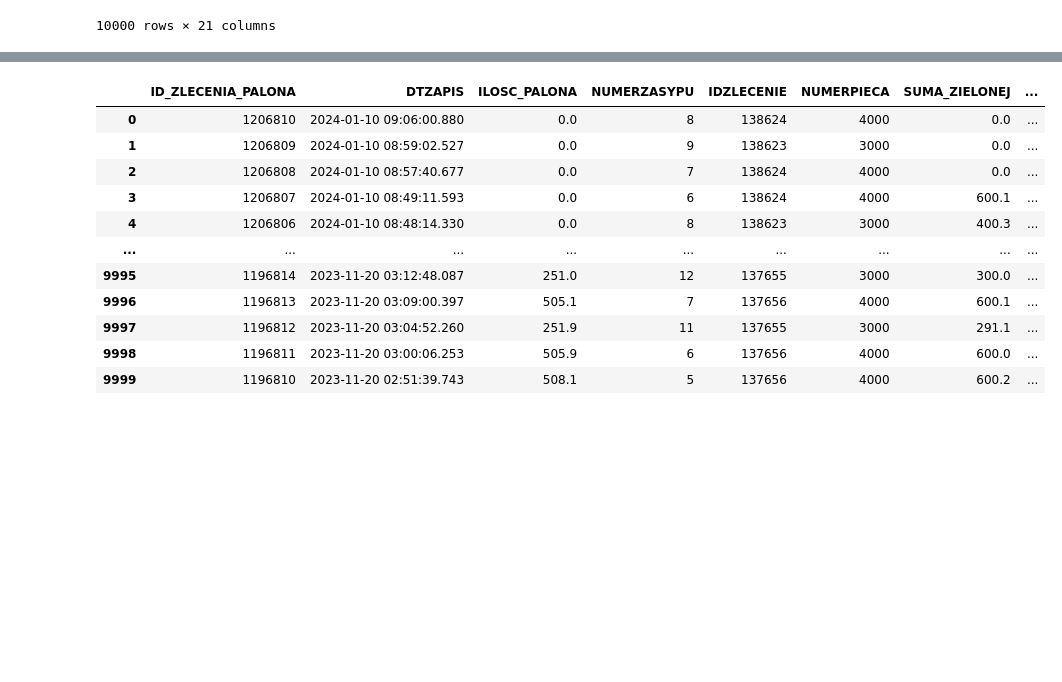
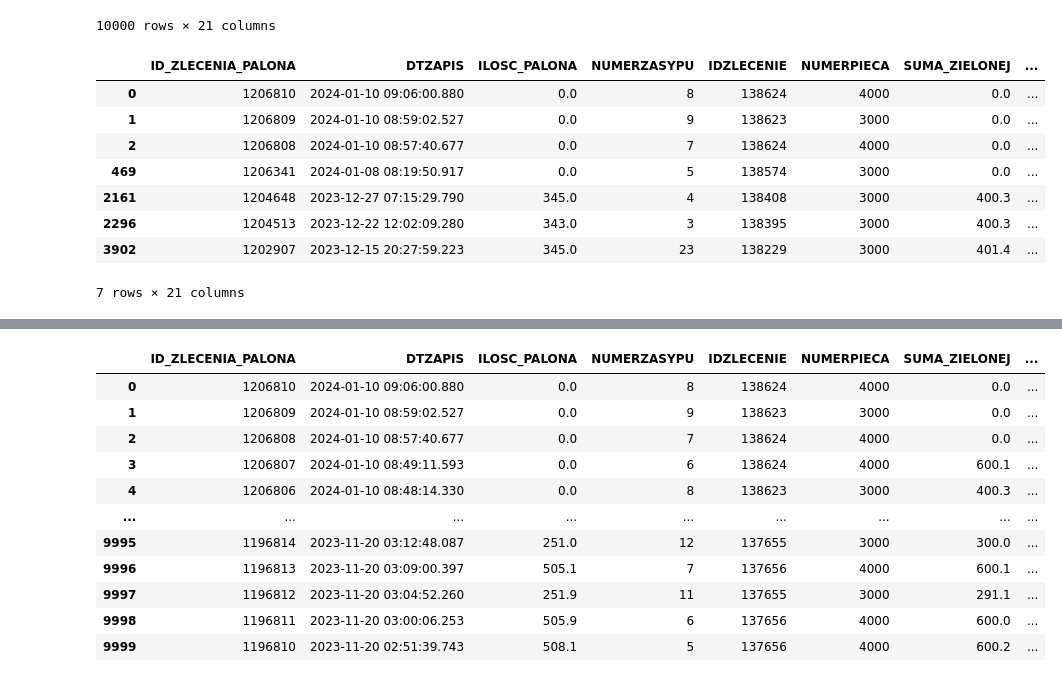
Before and after one commit to modebralski/jacobs, a Jupyter notebook: cleaning.ipynb, the cells around one changed output, grey strips where cells are left out. Drawn from its saved outputs; the diff is of its cells as text; code cells hidden in the pictures; blank space fills up the shorter version.

```diff
--- a/cleaning.ipynb
+++ b/cleaning.ipynb
@@ -384,3 +384,15 @@ jde_data
 10000 rows × 21 columns
 # %%
 jde_data = jde_data.dropna(subset=['SUMA_ZIELONEJ'])
+# %%
+jde_data[jde_data['dtRoastingStart'].isna()]
+# %% [output]
+|  | ID_ZLECENIA_PALONA | DTZAPIS | ILOSC_PALONA | NUMERZASYPU | IDZLECENIE | NUMERPIECA | SUMA_ZIELONEJ | ... |
+| 0 | 1206810 | 2024-01-10 09:06:00.880 | 0.0 | 8 | 138624 | 4000 | 0.0 | ... |
+| 1 | 1206809 | 2024-01-10 08:59:02.527 | 0.0 | 9 | 138623 | 3000 | 0.0 | ... |
+| 2 | 1206808 | 2024-01-10 08:57:40.677 | 0.0 | 7 | 138624 | 4000 | 0.0 | ... |
+| 469 | 1206341 | 2024-01-08 08:19:50.917 | 0.0 | 5 | 138574 | 3000 | 0.0 | ... |
+| 2161 | 1204648 | 2023-12-27 07:15:29.790 | 345.0 | 4 | 138408 | 3000 | 400.3 | ... |
+| 2296 | 1204513 | 2023-12-22 12:02:09.280 | 343.0 | 3 | 138395 | 3000 | 400.3 | ... |
+| 3902 | 1202907 | 2023-12-15 20:27:59.223 | 345.0 | 23 | 138229 | 3000 | 401.4 | ... |
+7 rows × 21 columns
```
Also changed, not shown: parts of 4 cells of this notebook.
